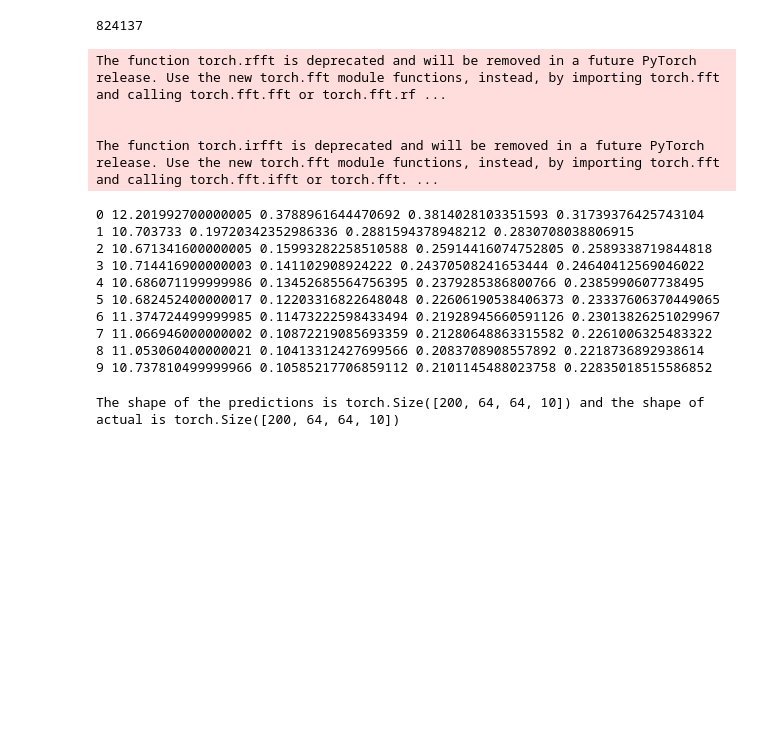
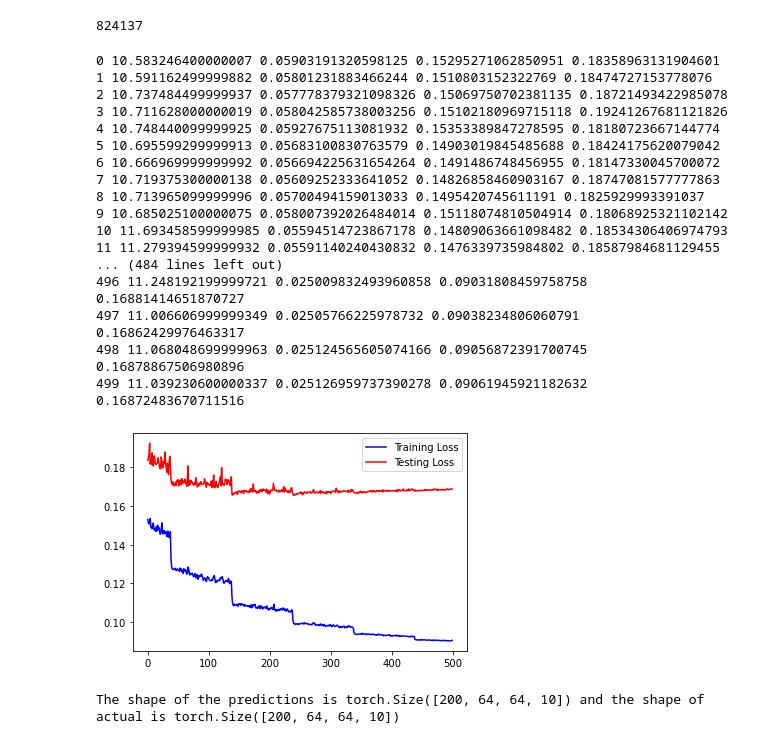
Before and after one commit to msaad1311/Julia-Programming, a Jupyter notebook: FNO/Navier-Strokes/Navier Strokes Equation.ipynb, the cells around one changed output. Drawn from its saved outputs; the diff is of its cells as text; code cells hidden in the pictures; blank space fills up the shorter version.

```diff
--- a/FNO/Navier-Strokes/Navier Strokes Equation.ipynb
+++ b/FNO/Navier-Strokes/Navier Strokes Equation.ipynb
@@ -248,7 +248,9 @@ y_normalizer.cuda()
 # %% [output]
 824137
 # %%
-for ep in range(epochs):
+train_loss =[]
+test_loss =[]
+for ep in range(500):
     model.train()
     t1 = default_timer()
     train_mse = 0
@@ -265,11 +267,13 @@ for ep in range(epochs):
         y = y_normalizer.decode(y)
         out = y_normalizer.decode(out)
         l2 = myloss(out.view(batch_size, -1), y.view(batch_size, -1))
+#         print(l2)
         l2.backward()
 
         optimizer.step()
         train_mse += mse.item()
         train_l2 += l2.item()
+    train_loss.append(train_l2/ntrain)
 
     scheduler.step()
 
@@ -282,6 +286,7 @@ for ep in range(epochs):
             out = model(x)
             out = y_normalizer.decode(out)
             test_l2 += myloss(out.view(batch_size, -1), y.view(batch_size, -1)).item()
+        test_loss.append(test_l2/ntest)
 
     train_mse /= len(train_loader)
     train_l2 /= ntrain
@@ -290,20 +295,30 @@ for ep in range(epochs):
     t2 = default_timer()
     print(ep, t2-t1, train_mse, train_l2, test_l2)
 # %% [output]
-The function torch.rfft is deprecated and will be removed in a future PyTorch release. Use the new torch.fft module functions, instead, by importing torch.fft and calling torch.fft.fft or torch.fft.rf ...
-
-
-The function torch.irfft is deprecated and will be removed in a future PyTorch release. Use the new torch.fft module functions, instead, by importing torch.fft and calling torch.fft.ifft or torch.fft. ...
+0 10.583246400000007 0.05903191320598125 0.15295271062850951 0.18358963131904601
+1 10.591162499999882 0.05801231883466244 0.1510803152322769 0.18474727153778076
+2 10.737484499999937 0.057778379321098326 0.15069750702381135 0.18721493422985078
+3 10.711628000000019 0.058042585738003256 0.15102180969715118 0.19241267681121826
+4 10.748440099999925 0.05927675113081932 0.15353389847278595 0.18180723667144774
+5 10.695599299999913 0.05683100830763579 0.14903019845485688 0.18424175620079042
+6 10.666969999999992 0.056694225631654264 0.1491486748456955 0.18147330045700072
+7 10.719375300000138 0.05609252333641052 0.14826858460903167 0.18747081577777863
+8 10.713965099999996 0.05700494159013033 0.1495420745611191 0.1825929993391037
+9 10.685025100000075 0.058007392026484014 0.15118074810504914 0.18068925321102142
+10 11.693458599999985 0.05594514723867178 0.14809063661098482 0.18534306406974793
+11 11.279394599999932 0.05591140240430832 0.1476339735984802 0.18587984681129455
+... (484 lines left out)
+496 11.248192199999721 0.025009832493960858 0.09031808459758758 0.16881414651870727
+497 11.006606999999349 0.02505766225978732 0.09038234806060791 0.16862429976463317
+498 11.068048699999963 0.025124565605074166 0.09056872391700745 0.16878867506980896
+499 11.039230600000337 0.025126959737390278 0.09061945921182632 0.16872483670711516
-0 12.201992700000005 0.3788961644470692 0.3814028103351593 0.31739376425743104
-1 10.703733 0.19720342352986336 0.2881594378948212 0.2830708038806915
-2 10.671341600000005 0.15993282258510588 0.25914416074752805 0.2589338719844818
-3 10.714416900000003 0.141102908924222 0.24370508241653444 0.24640412569046022
-4 10.686071199999986 0.13452685564756395 0.2379285386800766 0.2385990607738495
-5 10.682452400000017 0.12203316822648048 0.22606190538406373 0.23337606370449065
-6 11.374724499999985 0.11473222598433494 0.21928945660591126 0.23013826251029967
-7 11.066946000000002 0.10872219085693359 0.21280648863315582 0.2261006325483322
-8 11.053060400000021 0.10413312427699566 0.2083708908557892 0.2218736892938614
-9 10.737810499999966 0.10585217706859112 0.2101145488023758 0.22835018515586852
+# %%
+plt.plot(train_loss,'b',label='Training Loss')
+plt.plot(test_loss,'r',label='Testing Loss')
+plt.legend()
+plt.show()
+# %% [output]
+[figure, added]
 # %%
 pred = torch.zeros(test_u.shape)
 index = 0
```
Also changed, not shown: parts of 2 cells of this notebook, 1 other file.
